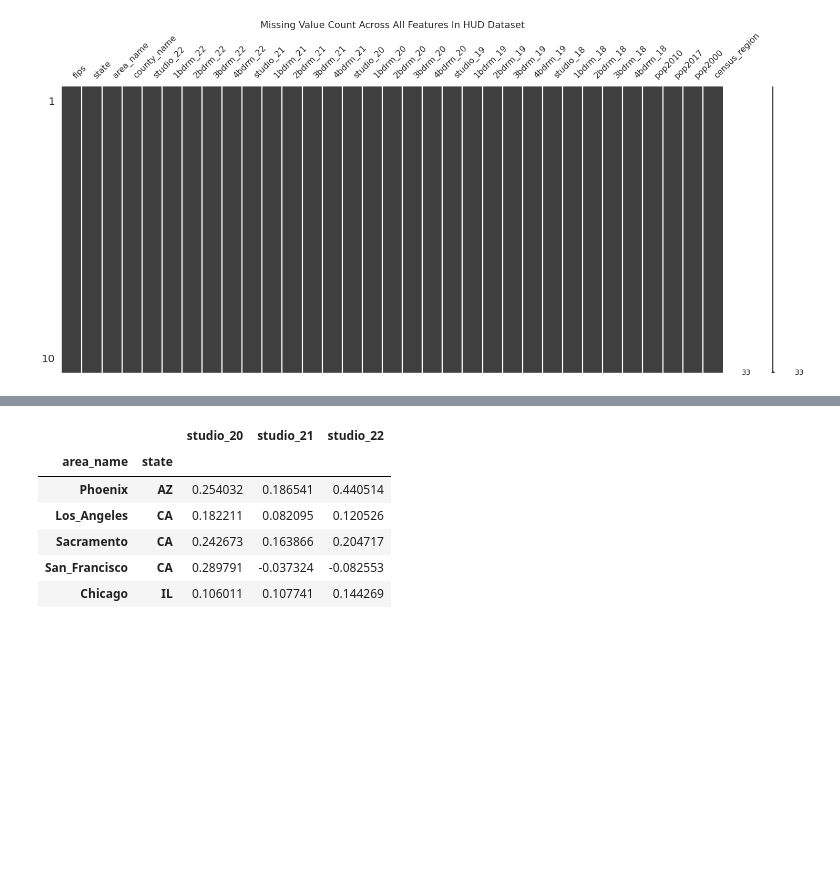
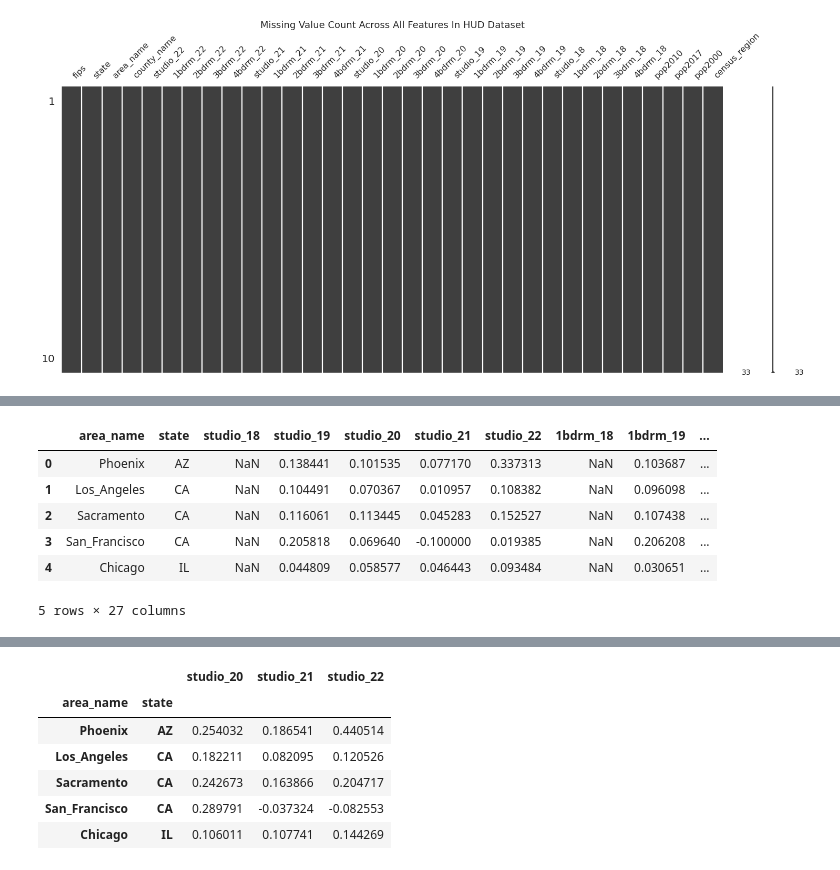
Before and after one commit to Keren-Neeq/DS4A-Team1, a Jupyter notebook: notebooks/Team1_EDA.ipynb, the cells around one changed output, grey strips where cells are left out. Cells and saved outputs as stored; diff of their text form; code cells hidden in the pictures; blank space fills up the shorter version.

```diff
--- a/notebooks/Team1_EDA.ipynb
+++ b/notebooks/Team1_EDA.ipynb
@@ -206,0 +470,14 @@ hud_df = hud_df.set_index(['area_name', 'state'])
+# %%
+# Combine data by percentage differences
+
+pct1 = [studio_pct_df, onebdrm_pct_df, twobdrm_pct_df, threebdrm_pct_df, fourbdrm_pct_df]
+pct1_comb_df = combine_data(pct1, on=['area_name', 'state'])
+
+pct2 = [studio2_pct_df, onebdrm2_pct_df, twobdrm2_pct_df, threebdrm2_pct_df, fourbdrm2_pct_df]
+pct2_comb_df = combine_data(pct2, on=['area_name', 'state'])
+
+pct3 = [studio3_pct_df, onebdrm3_pct_df, twobdrm3_pct_df, threebdrm3_pct_df, fourbdrm3_pct_df]
+pct3_comb_df = combine_data(pct3, on=['area_name', 'state'])
+
+pct4 = [studio4_pct_df, onebdrm4_pct_df, twobdrm4_pct_df, threebdrm4_pct_df, fourbdrm4_pct_df]
+pct4_comb_df = combine_data(pct4, on=['area_name', 'state'])
@@ -207,3 +508,13 @@ hud_df = hud_df.set_index(['area_name', 'state'])
+# %%
+pct1_comb_df.head()
+# %% [output]
+|  | area_name | state | studio_18 | studio_19 | studio_20 | studio_21 | studio_22 | 1bdrm_18 | 1bdrm_19 | ... |
+| 0 | Phoenix | AZ | NaN | 0.138441 | 0.101535 | 0.077170 | 0.337313 | NaN | 0.103687 | ... |
+| 1 | Los_Angeles | CA | NaN | 0.104491 | 0.070367 | 0.010957 | 0.108382 | NaN | 0.096098 | ... |
+| 2 | Sacramento | CA | NaN | 0.116061 | 0.113445 | 0.045283 | 0.152527 | NaN | 0.107438 | ... |
+| 3 | San_Francisco | CA | NaN | 0.205818 | 0.069640 | -0.100000 | 0.019385 | NaN | 0.206208 | ... |
+| 4 | Chicago | IL | NaN | 0.044809 | 0.058577 | 0.046443 | 0.093484 | NaN | 0.030651 | ... |
+5 rows × 27 columns
 # %%
 hud_df.head()
 # %% [output]
```
Also changed, not shown: parts of 41 cells of this notebook.
